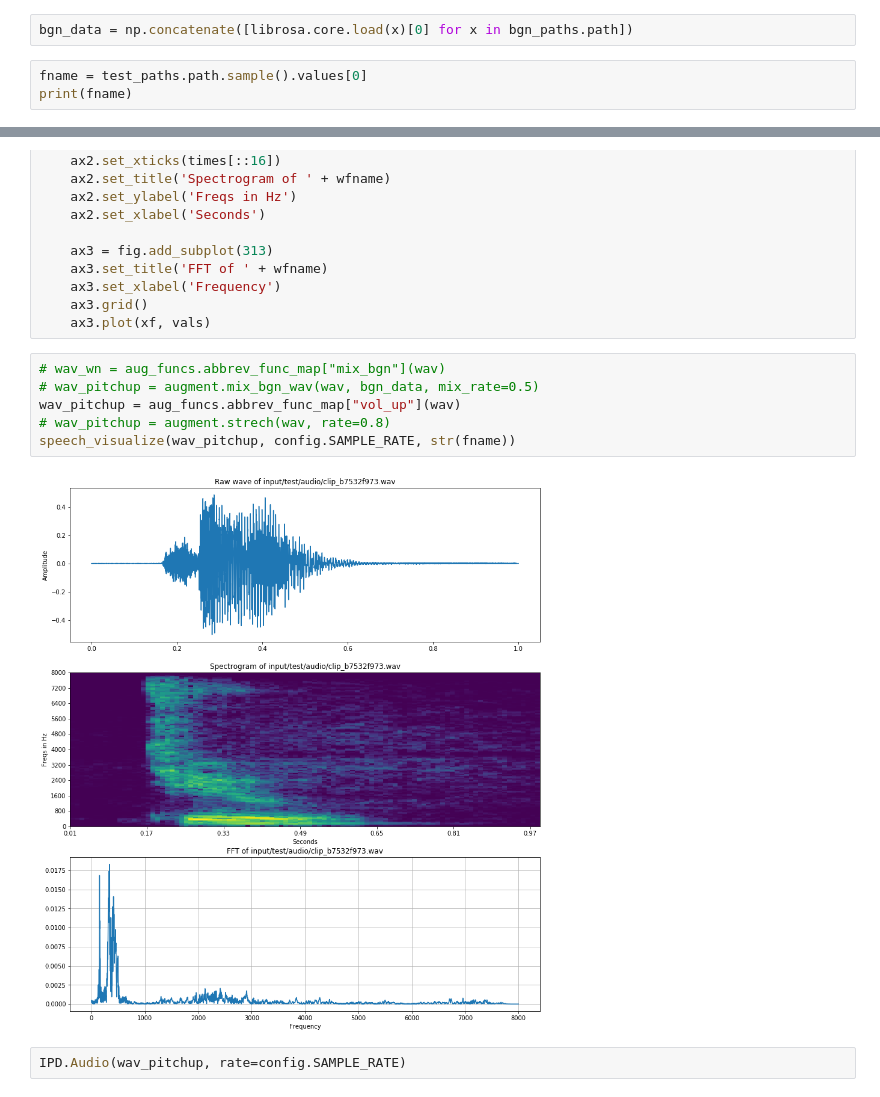
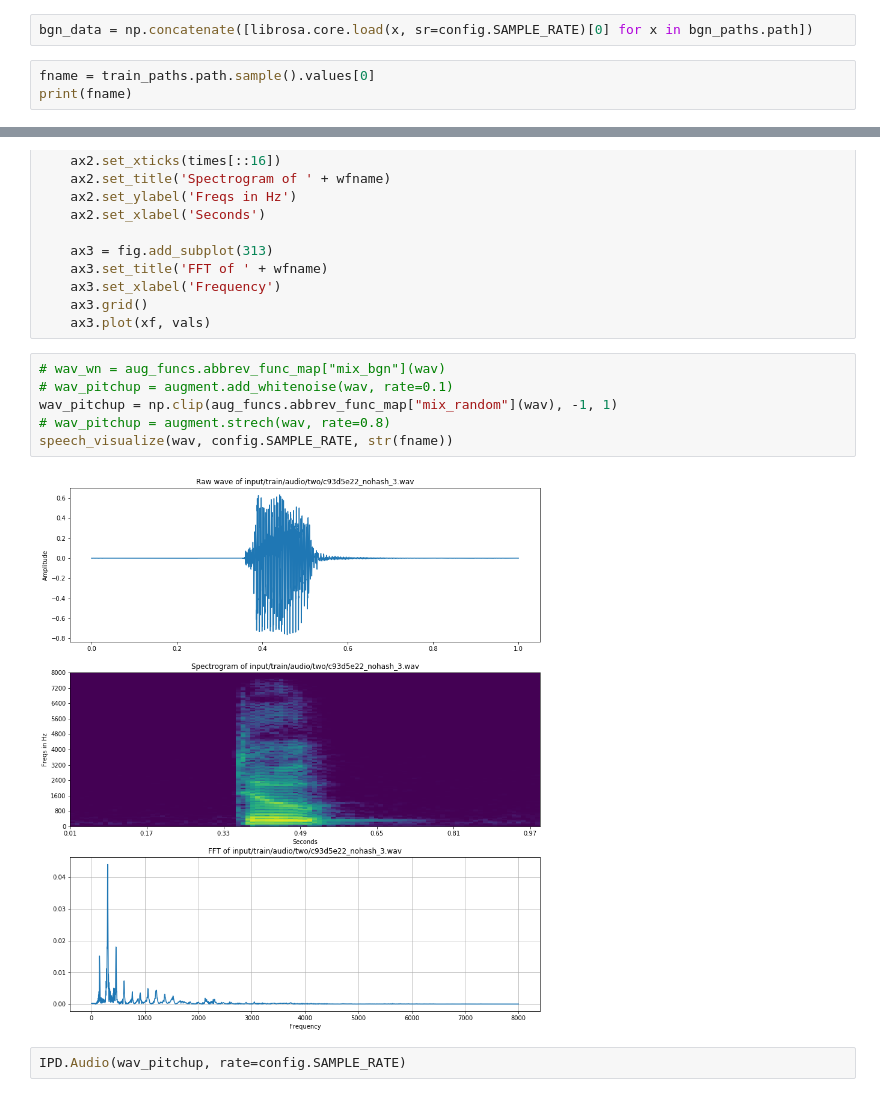
Before and after one commit to ireko8/kaggle-tensorflow-speech-recognition, a Jupyter notebook: Code_Check.ipynb, the cells around one changed output, grey strips where cells are left out. Cells and saved outputs as stored; diff of their text form.

```diff
--- a/Code_Check.ipynb
+++ b/Code_Check.ipynb
@@ -76,8 +78,8 @@ False
 # %%
 bgn_paths = bgn_paths[~bgn_paths.path.str.contains("white")]
 # %%
-bgn_data = np.concatenate([librosa.core.load(x)[0] for x in bgn_paths.path])
+bgn_data = np.concatenate([librosa.core.load(x, sr=config.SAMPLE_RATE)[0] for x in bgn_paths.path])
 # %%
-fname = test_paths.path.sample().values[0]
+fname = train_paths.path.sample().values[0]
 print(fname)
 # %% [output]
@@ -120,12 +122,12 @@ def speech_visualize(samples, sample_rate, wfname):
     ax3.plot(xf, vals)
 # %%
 # wav_wn = aug_funcs.abbrev_func_map["mix_bgn"](wav)
-# wav_pitchup = augment.mix_bgn_wav(wav, bgn_data, mix_rate=0.5)
-wav_pitchup = aug_funcs.abbrev_func_map["vol_up"](wav)
+# wav_pitchup = augment.add_whitenoise(wav, rate=0.1)
+wav_pitchup = np.clip(aug_funcs.abbrev_func_map["mix_random"](wav), -1, 1)
 # wav_pitchup = augment.strech(wav, rate=0.8)
-speech_visualize(wav_pitchup, config.SAMPLE_RATE, str(fname))
+speech_visualize(wav, config.SAMPLE_RATE, str(fname))
 # %% [output]
-[figure, old version]
+[figure, new version]
 # %%
 IPD.Audio(wav_pitchup, rate=config.SAMPLE_RATE)
 # %% [output]
```
Also changed, not shown: parts of 8 cells of this notebook, 9 other files.
